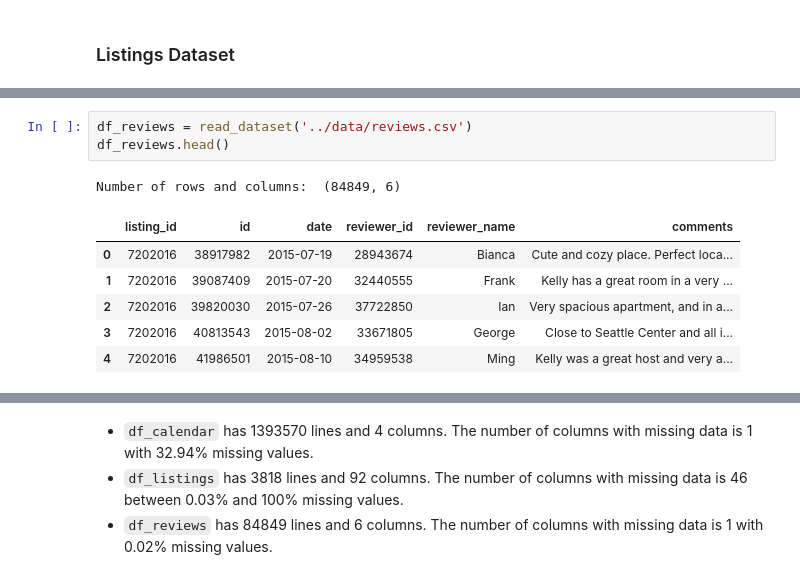
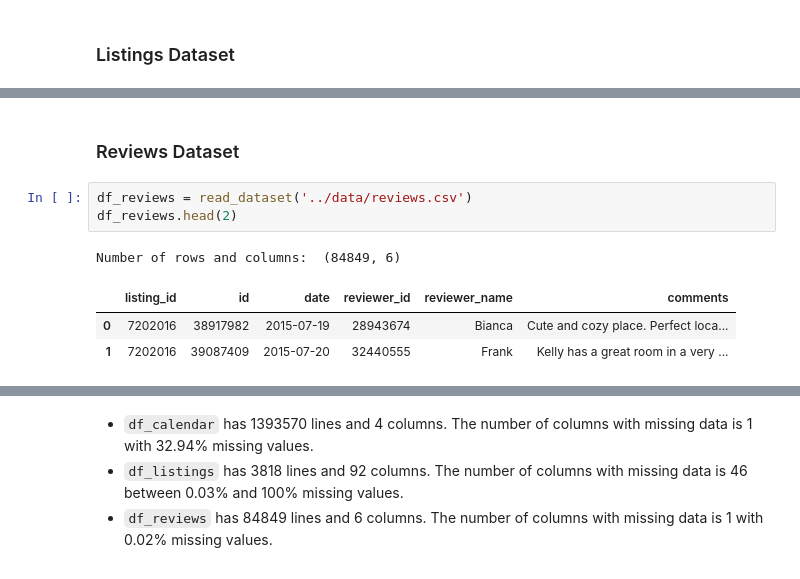
Before and after one commit to mafda/seattle_airbnb_data_analysis, a Jupyter notebook: src/seattle_airbnb_data_analysis.ipynb, the cells around one changed output, grey strips where cells are left out. Cells and saved outputs as stored; diff of their text form.

```diff
--- a/src/seattle_airbnb_data_analysis.ipynb
+++ b/src/seattle_airbnb_data_analysis.ipynb
@@ -273,17 +265,16 @@ Number of columns with missing data: 46
 | host_identity_verified | 2 | 0.05 |
 | beds | 1 | 0.03 |
 | property_type | 1 | 0.03 |
+# %% [markdown]
+### Reviews Dataset
 # %%
 df_reviews = read_dataset('../data/reviews.csv')
-df_reviews.head()
+df_reviews.head(2)
 # %% [output]
 Number of rows and columns:  (84849, 6)
 |  | listing_id | id | date | reviewer_id | reviewer_name | comments |
 | 0 | 7202016 | 38917982 | 2015-07-19 | 28943674 | Bianca | Cute and cozy place. Perfect loca... |
 | 1 | 7202016 | 39087409 | 2015-07-20 | 32440555 | Frank | Kelly has a great room in a very ... |
-| 2 | 7202016 | 39820030 | 2015-07-26 | 37722850 | Ian | Very spacious apartment, and in a... |
-| 3 | 7202016 | 40813543 | 2015-08-02 | 33671805 | George | Close to Seattle Center and all i... |
-| 4 | 7202016 | 41986501 | 2015-08-10 | 34959538 | Ming | Kelly was a great host and very a... |
 # %%
 get_null_col(df_reviews)
 # %% [output]
```
Also changed, not shown: parts of 17 cells of this notebook.
